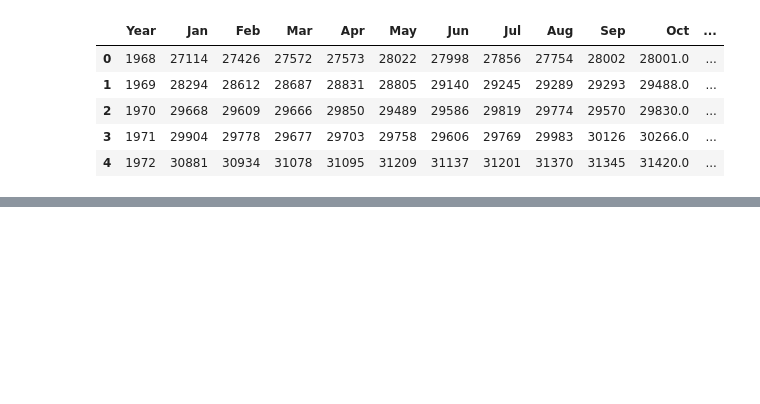
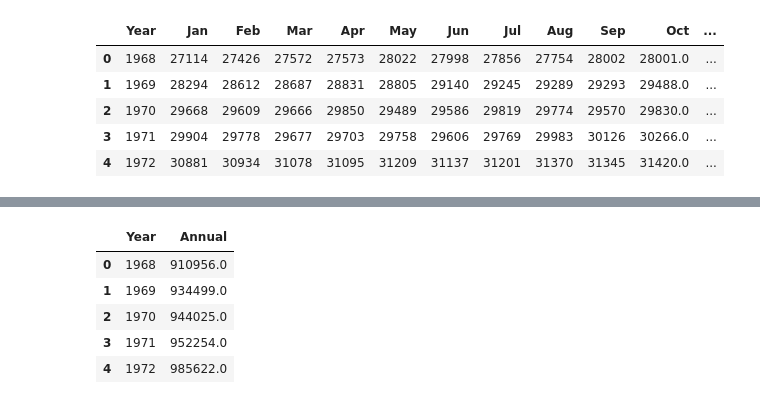
Before and after one commit to devindubin/ProjectOne, a Jupyter notebook: Lesly_25.ipynb, the cells around one changed output, grey strips where cells are left out. Cells and saved outputs as stored; diff of their text form; code cells hidden in the pictures; blank space fills up the shorter version.

```diff
--- a/Lesly_25.ipynb
+++ b/Lesly_25.ipynb
@@ -127,3 +131,13 @@ TypeError: 'DataFrame' object is not callable
+# %%
+year_df = year_df[['Year', 'Annual']]
+year_df.head()
+# %% [output]
+|  | Year | Annual |
+| 0 | 1968 | 910956.0 |
+| 1 | 1969 | 934499.0 |
+| 2 | 1970 | 944025.0 |
+| 3 | 1971 | 952254.0 |
+| 4 | 1972 | 985622.0 |
 # %%
 # Combine Year df with Federal Minimum Wage
 combined_data = pd.merge(year_df, federal_wages, on="Year")
```
Also changed, not shown: parts of 12 cells of this notebook.
